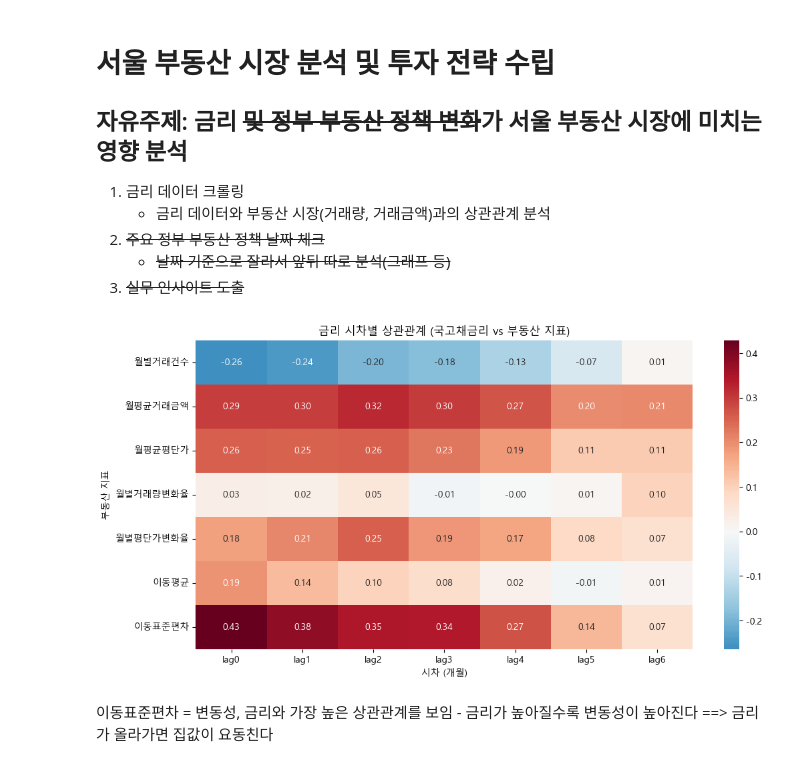
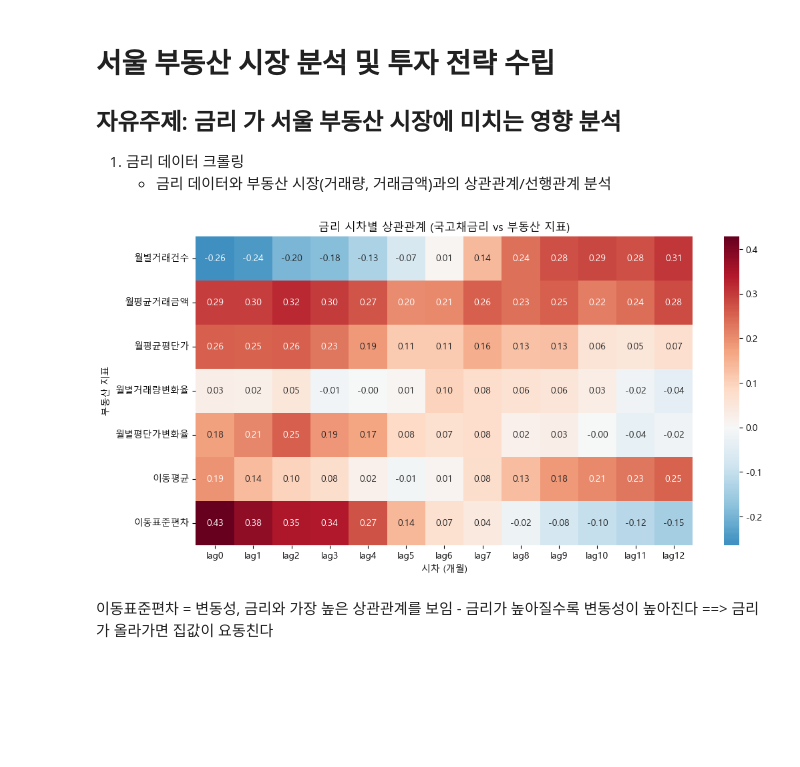
Before and after one commit to krystallinekim/pjt-DataAnalysis-Korean_Real_Estate, a Jupyter notebook: 04-1_interest_correlation.ipynb, the cells around one changed output. Saved outputs shown, nothing was run; the diff lists cells and outputs as text; code cells hidden in the pictures; blank space fills up the shorter version.

Commit message:
금리와 선행관계 지표 관련 분석 추가

```diff
--- a/04-1_interest_correlation.ipynb
+++ b/04-1_interest_correlation.ipynb
@@ -1,12 +1,9 @@
 # %% [markdown]
 # 서울 부동산 시장 분석 및 투자 전략 수립
 
-## 자유주제: 금리 ~~및 정부 부동산 정책 변화~~가 서울 부동산 시장에 미치는 영향 분석
+## 자유주제: 금리 가 서울 부동산 시장에 미치는 영향 분석
 1. 금리 데이터 크롤링
-    - 금리 데이터와 부동산 시장(거래량, 거래금액)과의 상관관계 분석
-2. ~~주요 정부 부동산 정책 날짜 체크~~
-    - ~~날짜 기준으로 잘라서 앞뒤 따로 분석(그래프 등)~~
-3. ~~실무 인사이트 도출~~
+    - 금리 데이터와 부동산 시장(거래량, 거래금액)과의 상관관계/선행관계 분석
 # %%
 import numpy as np
 import pandas as pd
@@ -42,34 +39,35 @@ target_vars = ['월별거래건수','월평균거래금액','월평균평단가'
                '월별거래량변화율','월별평단가변화율','이동평균','이동표준편차']
 
 # 3. 시차 적용 후 상관계수 저장
-max_lag = 6
+max_lag = 12
 corr_dict = {}
 
 for lag in range(max_lag+1):
     df[f'금리_lag{lag}'] = df['국고채5년(평균)'].shift(lag)
     corr_values = []
     for col in target_vars:
         corr = df[[col, f'금리_lag{lag}']].corr().iloc[0,1]
         corr_values.append(corr)
     corr_dict[f'lag{lag}'] = corr_values
 
 # 4. 데이터프레임 변환
 corr_df = pd.DataFrame(corr_dict, index=target_vars)
 
 # 5. 히트맵 시각화
 plt.figure(figsize=(12,6))
 sns.heatmap(
     corr_df,
     annot=True,
     fmt=".2f",
     cmap="RdBu_r",
     center=0
 )
 plt.title("금리 시차별 상관관계 (국고채금리 vs 부동산 지표)")
 plt.xlabel("시차 (개월)")
 plt.ylabel("부동산 지표")
+plt.savefig('./fig/04-1_interest_correlation/금리시차별상관관계히트맵.png', dpi=300, bbox_inches='tight')
 plt.show()
 # %% [output]
-[figure, old version]
+[figure, new version]
 # %% [markdown]
 이동표준편차 = 변동성, 금리와 가장 높은 상관관계를 보임 - 금리가 높아질수록 변동성이 높아진다 ==> 금리가 올라가면 집값이 요동친다
```
Also changed, not shown: parts of 1 cell of this notebook, 1 other file.
